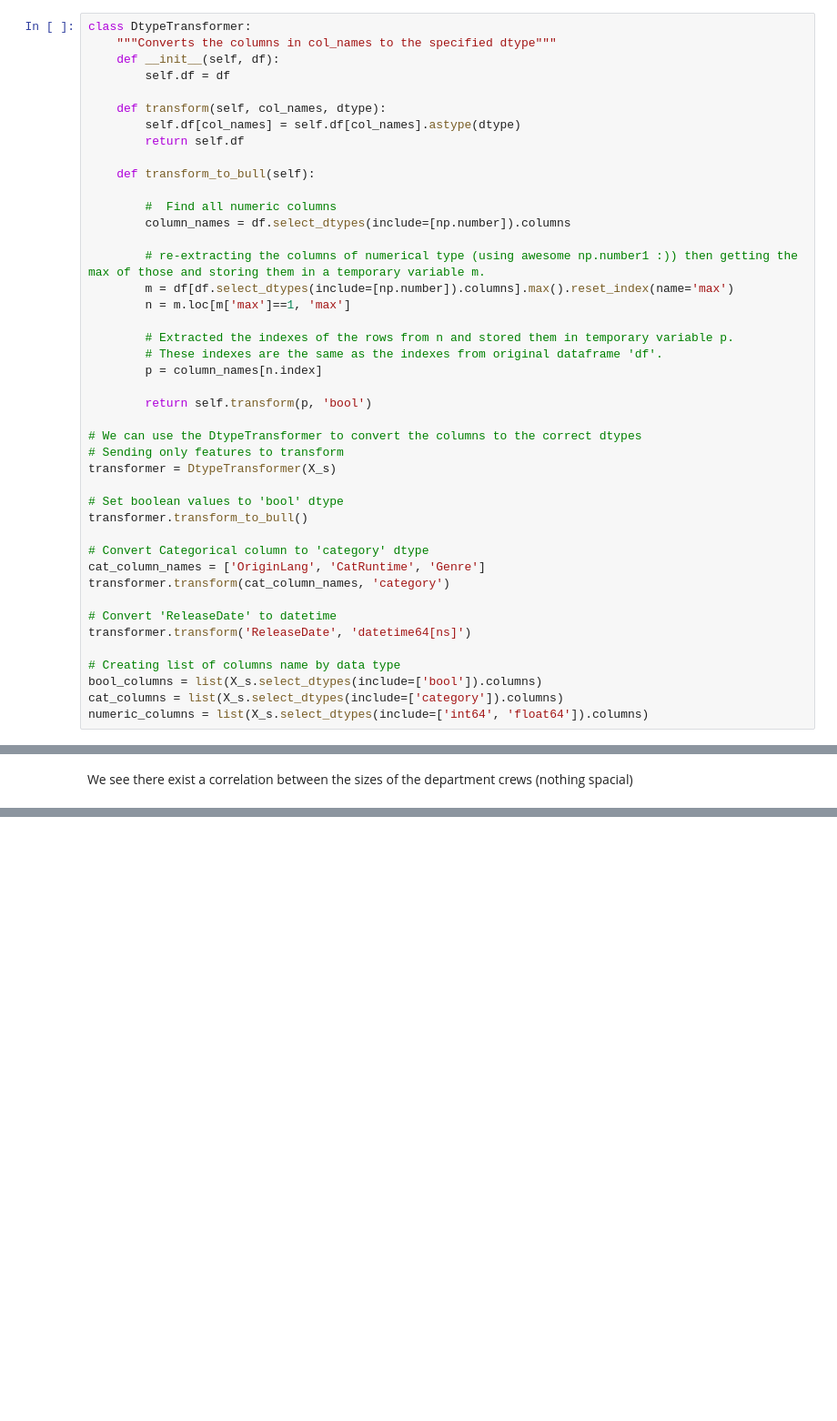
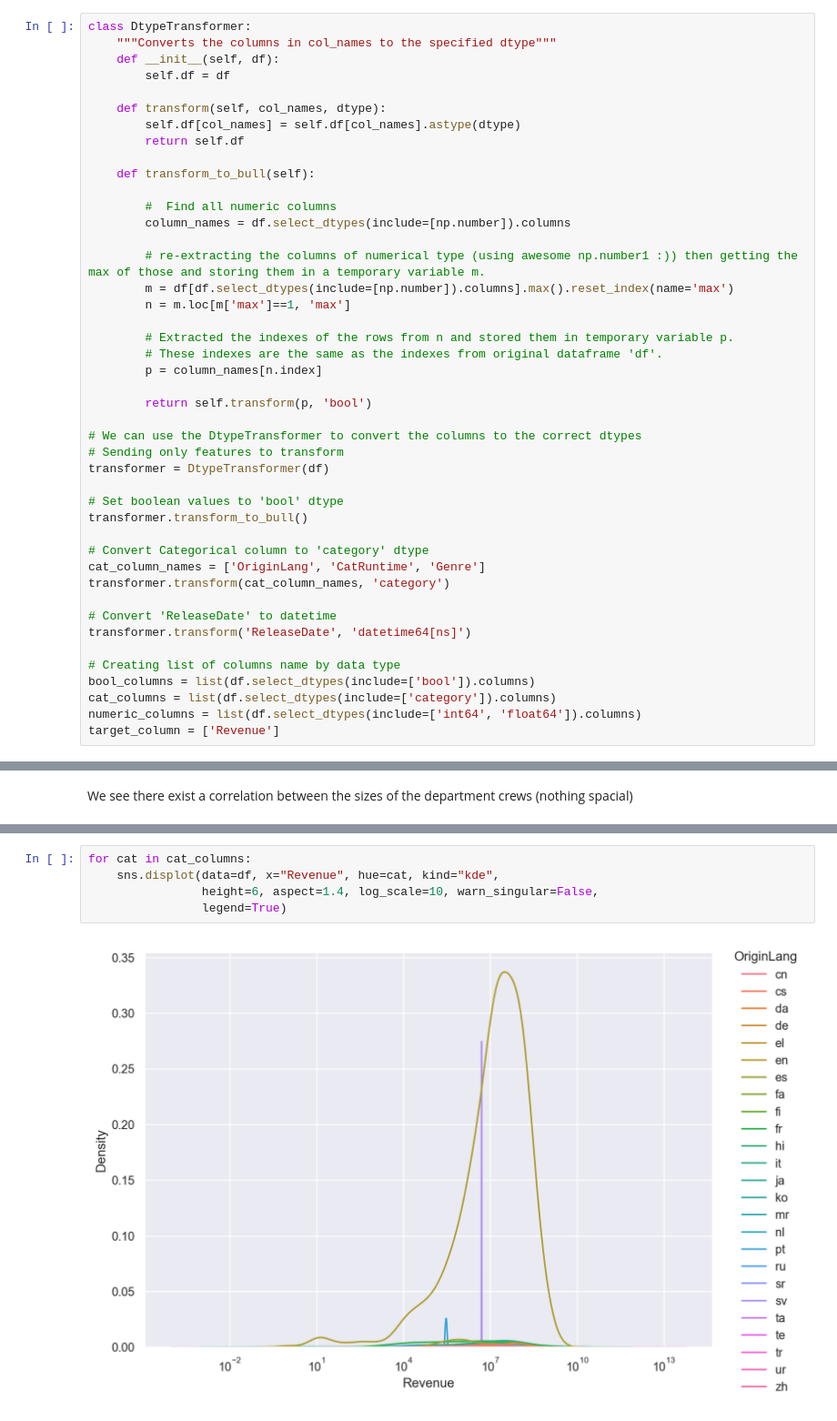
Before and after one commit to OdedHellman/Box-Office-EDA, a Jupyter notebook: BoxOfficeETL.ipynb, the cells around one changed output, grey strips where cells are left out. Shown at 91% size. Cells and saved outputs as stored; diff of their text form; blank space fills up the shorter version.

```diff
--- a/BoxOfficeETL.ipynb
+++ b/BoxOfficeETL.ipynb
@@ -47,7 +43,7 @@ class DtypeTransformer:
 
 # We can use the DtypeTransformer to convert the columns to the correct dtypes
 # Sending only features to transform
-transformer = DtypeTransformer(X_s)
+transformer = DtypeTransformer(df)
 
 # Set boolean values to 'bool' dtype
 transformer.transform_to_bull()
@@ -60,6 +56,7 @@ transformer.transform(cat_column_names, 'category')
 transformer.transform('ReleaseDate', 'datetime64[ns]')
 
 # Creating list of columns name by data type
-bool_columns = list(X_s.select_dtypes(include=['bool']).columns)
-cat_columns = list(X_s.select_dtypes(include=['category']).columns)
-numeric_columns = list(X_s.select_dtypes(include=['int64', 'float64']).columns)
+bool_columns = list(df.select_dtypes(include=['bool']).columns)
+cat_columns = list(df.select_dtypes(include=['category']).columns)
+numeric_columns = list(df.select_dtypes(include=['int64', 'float64']).columns)
+target_column = ['Revenue']
@@ -147,0 +130,7 @@ for col, axis in zip(numeric_columns, axes):
+# %%
+for cat in cat_columns:
+    sns.displot(data=df, x="Revenue", hue=cat, kind="kde",
+                height=6, aspect=1.4, log_scale=10, warn_singular=False,
+                legend=True)
+# %% [output]
+[figure, added]
```
Also changed, not shown: parts of 14 cells of this notebook.
